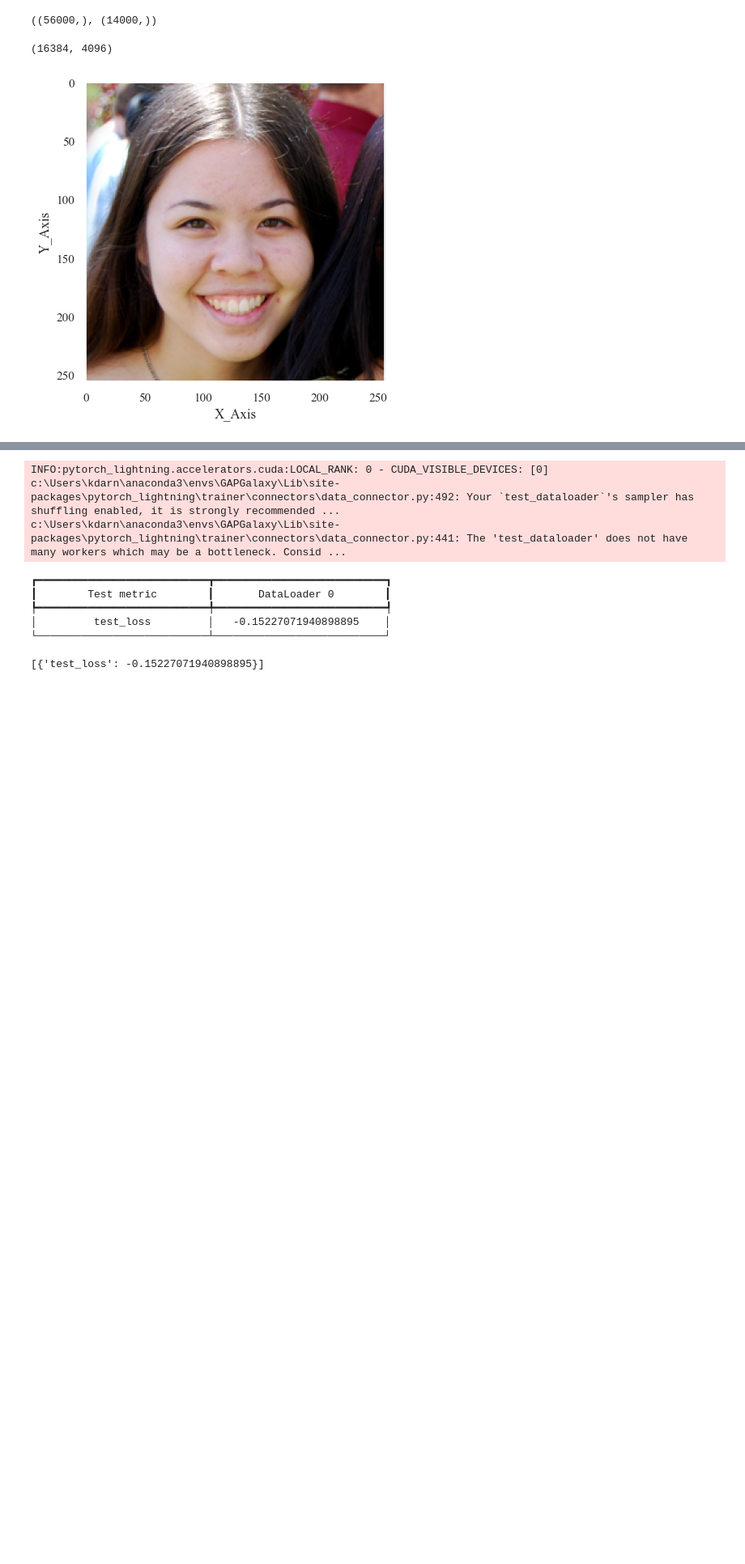
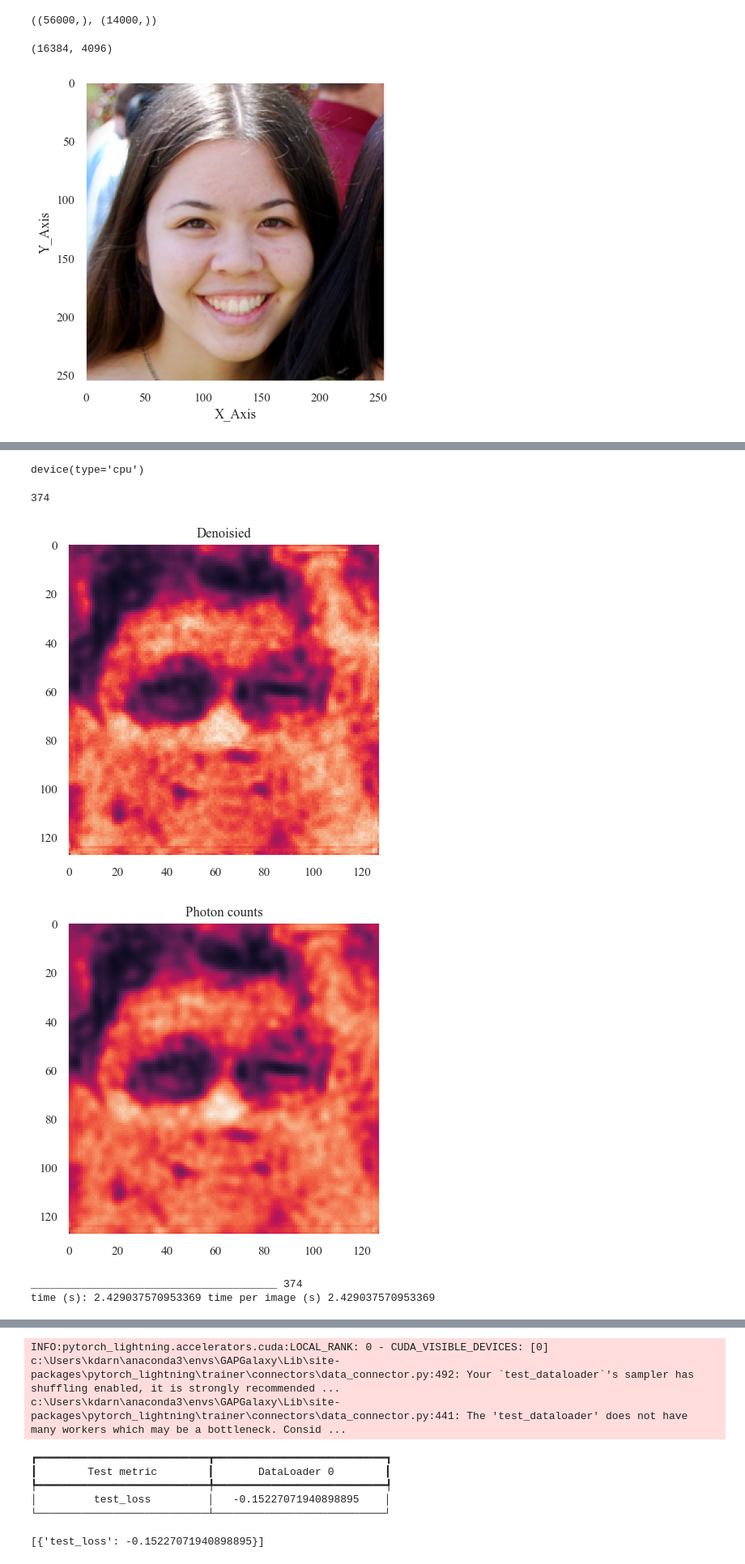
Before and after one commit to InquisitorNova/GAP_Master_Project, a Jupyter notebook: FaceGeneration3.ipynb, the cells around one changed output, grey strips where cells are left out. Shown: that part at 81% size. Saved outputs shown, nothing was run; the diff lists cells and outputs as text; code cells hidden in the pictures; blank space fills up the shorter version.

```diff
--- a/FaceGeneration3.ipynb
+++ b/FaceGeneration3.ipynb
@@ -340,0 +348,2 @@ model = UNet.load_from_checkpoint(os.path.join(CHECKPOINT_PATH, name)+'.ckpt').t
+# %%
+model = UNet.load_from_checkpoint(os.path.join(CHECKPOINT_PATH, name)+'.ckpt').to(device)
@@ -340,0 +372,68 @@ model = UNet.load_from_checkpoint(os.path.join(CHECKPOINT_PATH, name)+'.ckpt').t
+# %%
+model.device
+# %% [output]
+device(type='cpu')
+# %%
+import matplotlib.image as mpimg
+import time
+import numpy as np
+from Inference import sample_image
+
+# We are starting with an image containing zeros,
+# i.e., sampling from scratch
+
+# we just have 1 channel
+channels = 3
+# we can sample multiple images at the same time in a batch
+batch_size = 1
+# for best results this should correspond to training pach size
+pixels_x = 128
+pixels_y = 128
+
+inp_img =  torch.zeros(batch_size ,channels, pixels_y, pixels_x).to(device)
+model = model.to(device)
+
+for i in range(1):
+
+
+    startTime = time.time()
+
+    # sampling the image(s)
+    #print(inp_img.shape)
+    denoised, photons, stack, iterations = sample_image(inp_img,
+                                                        model,
+                                                        beta = 0.05,
+                                                        save_every_n = 10,
+                                                        max_psnr = 40)
+
+
+    # In case we do multiple images in a batch, we show all of them.
+    for j in range(denoised.shape[0]):
+            print(iterations)
+
+            #print(denoised.shape)
+            plt.figure(figsize = (5,5))
+            plt.imshow(denoised[j,0], vmin = 0,
+                       vmax = np.percentile(denoised[j],99.99))
+            plt.title('Denoisied')
+            plt.show()
+
+            plt.figure(figsize = (5,5))
+            plt.imshow(photons[j,0], vmin = 0,
+                       vmax = np.percentile(photons[j],99.99))
+            plt.title('Photon counts')
+            plt.show()
+
+
+
+    print('_______________________________________', iterations)
+
+    endTime = time.time()
+    elapsedTime = endTime - startTime
+    print('time (s):', elapsedTime, 'time per image (s)', elapsedTime/denoised.shape[0])
+# %% [output]
+374
+[figure, added]
+[figure, added]
+_______________________________________ 374
+time (s): 2.429037570953369 time per image (s) 2.429037570953369
```
Also changed, not shown: parts of 21 cells of this notebook, 5 other files.
